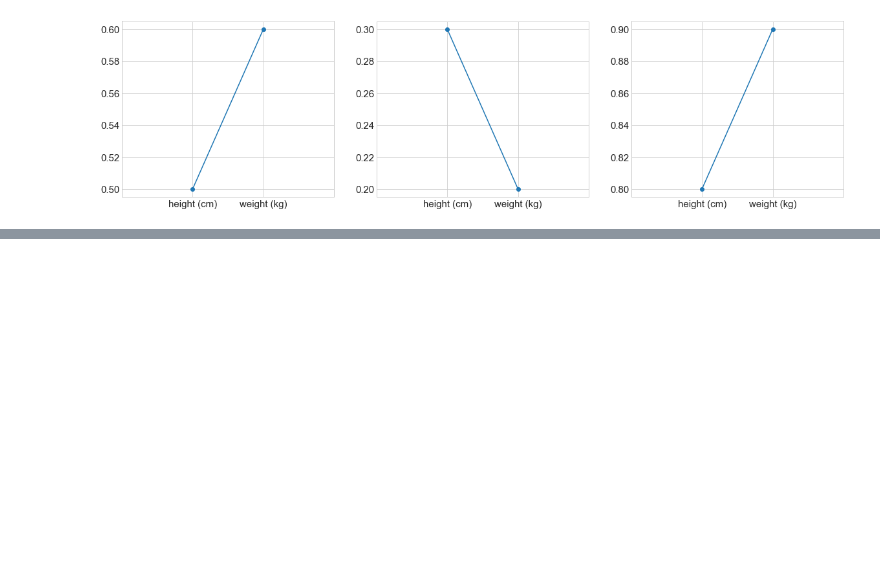
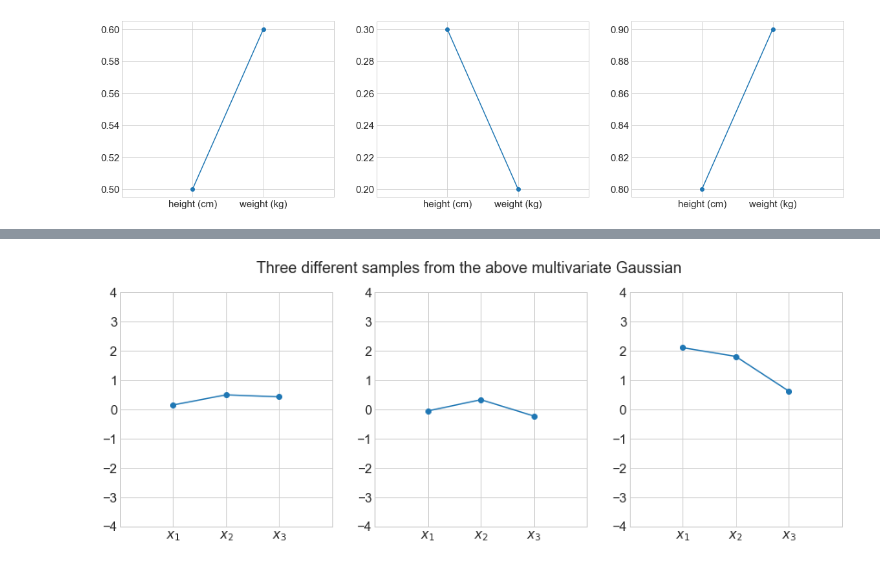
Before and after one commit to jack-willturner/notes, a Jupyter notebook: Gaussian Processes for Regression Tasks.ipynb, the cells around one changed output, grey strips where cells are left out. Saved outputs shown, nothing was run; the diff lists cells and outputs as text; code cells hidden in the pictures; blank space fills up the shorter version.

```diff
--- a/Gaussian Processes for Regression Tasks.ipynb
+++ b/Gaussian Processes for Regression Tasks.ipynb
@@ -250,0 +357,22 @@ Imagine that the above
+# %%
+fig, axs = plt.subplots(1,3, figsize=(15,5))
+
+mean = [0.3,0.6,0.4]
+
+cov  = [[1., .9, .8],
+        [.9, 1., .9],
+        [.8, .9, 1.]]
+
+for ax in axs.ravel():
+    x1,x2,x3 = np.random.multivariate_normal(mean, cov, 1).T
+    ax.plot([1,2,3],[x1,x2,x3], marker='o')
+    ax.set_xlim(0,4)
+    ax.set_ylim(-4,4)
+    ax.set_xticks([1,2,3])
+    ax.set_xticklabels(['$x_1$','$x_2$','$x_3$'])
+
+
+fig.suptitle('Three different samples from the above multivariate Gaussian')
+plt.show()
+# %% [output]
+[figure, added]
```
Also changed, not shown: parts of 19 cells of this notebook, 1 other file.
